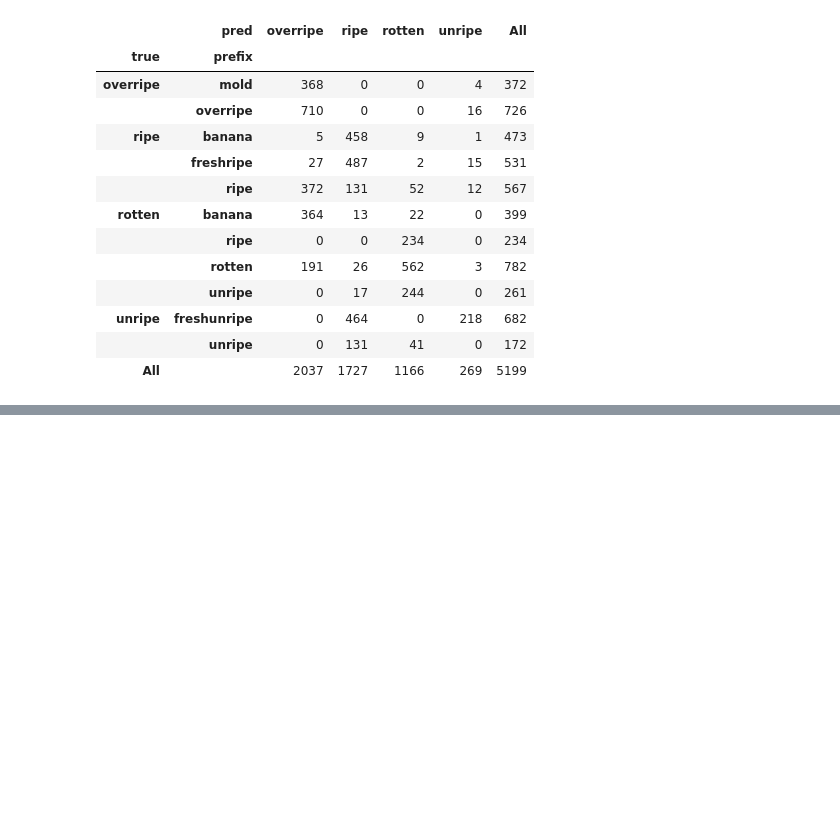
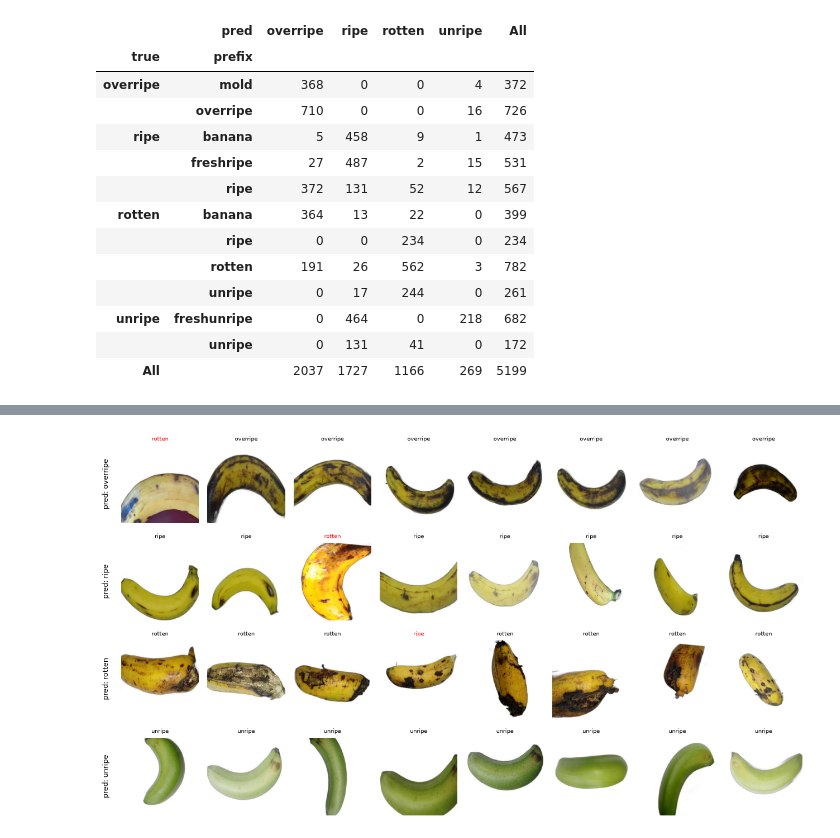
Before and after one commit to AIEngCourses/kcvlbe, a Jupyter notebook: fp/banana-dino.ipynb, the cells around one changed output, grey strips where cells are left out. Drawn from its saved outputs; the diff is of its cells as text; code cells hidden in the pictures; blank space fills up the shorter version.

Commit message:
improve dino

```diff
--- a/fp/banana-dino.ipynb
+++ b/fp/banana-dino.ipynb
@@ -110,11 +110,11 @@ dino cls: (5199, 384) | dino patch-mean: (5199, 384)
 def l2n(X):
     return X / np.linalg.norm(X, axis=1, keepdims=True).clip(min=1e-9)
 
-def cluster_eval(X):
+def cluster_eval(X, k: int = N_CLUSTERS, seed: int = SEED):
     """L2-normalise -> KMeans -> majority-vote label per cluster."""
-    clusters = KMeans(n_clusters=N_CLUSTERS, n_init=10, random_state=SEED).fit_predict(l2n(X))
+    clusters = KMeans(n_clusters=k, n_init=10, random_state=seed).fit_predict(l2n(X))
     c2l = {}
-    for c in range(N_CLUSTERS):
+    for c in range(k):
         vals, counts = np.unique(y[clusters == c], return_counts=True)
         c2l[c] = vals[int(np.argmax(counts))]
     y_pred = np.array([c2l[c] for c in clusters])
@@ -187,0 +196,17 @@ pd.crosstab([df["true"], df["prefix"]], df["pred"], margins=True)
+# %%
+COLOR_RES = 128  # downscale before histogramming (speed)
+WHITE_THRESH = 235  # all RGB channels above this -> background
+H_BINS, S_BINS, V_BINS = 24, 8, 8
+
+def color_hist(p: Path) -> np.ndarray:
+    img = Image.open(p).convert("RGB").resize((COLOR_RES, COLOR_RES))
+    rgb = np.asarray(img)
+    mask = ~(rgb > WHITE_THRESH).all(-1)  # banana pixels
+    hsv = np.asarray(img.convert("HSV"))[mask]
+    if len(hsv) == 0:
+        return np.zeros(H_BINS + S_BINS + V_BINS)
+    hists = [np.histogram(hsv[:, i], bins=n, range=(0, 256))[0] for i, n in enumerate((H_BINS, S_BINS, V_BINS))]
+    return np.concatenate([h / h.sum() for h in hists])  # each histogram sums to 1
+
+X_color = np.array([color_hist(p) for p in paths])
+print("colour:", X_color.shape)
@@ -187,0 +338,6 @@ pd.crosstab([df["true"], df["prefix"]], df["pred"], margins=True)
+# %%
+FINAL_W, FINAL_K = 0.4, 4
+
+X_final = np.hstack([l2n(X_dino_cls), FINAL_W * l2n(X_color)])
+final_metrics, y_final = cluster_eval(X_final, FINAL_K)
+pd.Series({**final_metrics, **recalls(y_final)}).round(3)
@@ -187,0 +382,17 @@ pd.crosstab([df["true"], df["prefix"]], df["pred"], margins=True)
+# %%
+# eyeball: random samples per predicted cluster (title = true label, red = mismatch)
+import matplotlib.pyplot as plt
+
+N_SHOW = 8
+rng = np.random.default_rng(SEED)
+fig, axes = plt.subplots(len(classes), N_SHOW, figsize=(1.6 * N_SHOW, 1.8 * len(classes)))
+for row, c in zip(axes, classes):
+    idx = rng.choice(np.flatnonzero(y_final == c), size=N_SHOW, replace=False)
+    for ax, i in zip(row, idx):
+        ax.imshow(Image.open(paths[i]))
+        ax.set_title(y[i], fontsize=7, color="black" if y[i] == c else "red")
+        ax.axis("off")
+    row[0].text(-0.15, 0.5, f"pred: {c}", transform=row[0].transAxes, rotation=90, va="center", ha="right", fontsize=9)
+plt.tight_layout(); plt.show()
+# %% [output]
+[figure, added]
```
Also changed, not shown: parts of 10 cells of this notebook.
